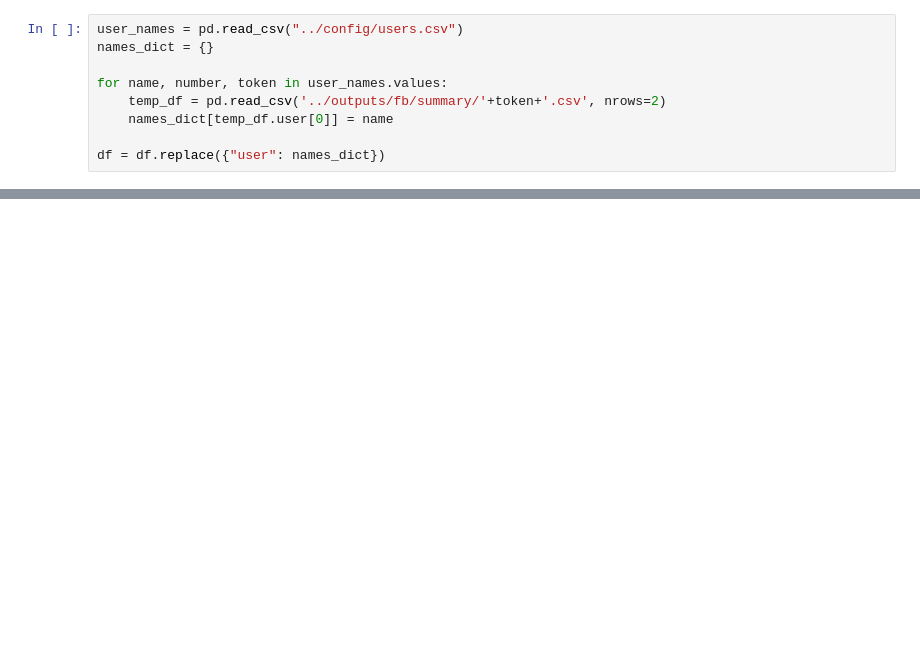
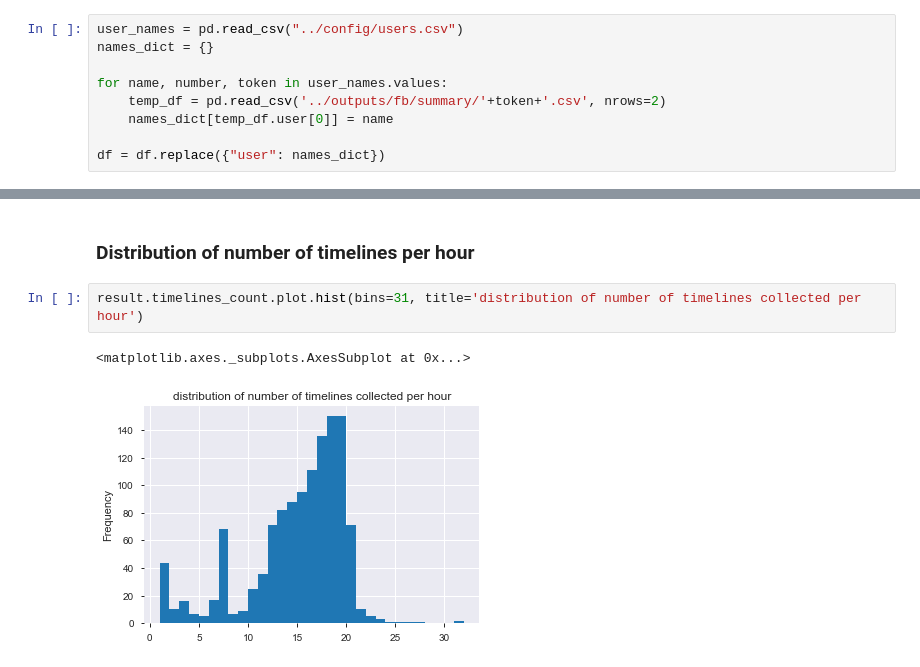
Before and after one commit to tracking-exposed/dashboard, a Jupyter notebook: amsterdam_research/02.data-cleaning.ipynb, the cells around one changed output, grey strips where cells are left out. Saved outputs shown, nothing was run; the diff lists cells and outputs as text; blank space fills up the shorter version.

```diff
--- a/amsterdam_research/02.data-cleaning.ipynb
+++ b/amsterdam_research/02.data-cleaning.ipynb
@@ -312,0 +409,7 @@ result.timelines_count.plot.hist(bins=31)
+# %% [markdown]
+### Distribution of number of timelines per hour
+# %%
+result.timelines_count.plot.hist(bins=31, title='distribution of number of timelines collected per hour')
+# %% [output]
+<matplotlib.axes._subplots.AxesSubplot at 0x...>
+[figure, added]
```
Also changed, not shown: parts of 63 cells of this notebook, 2 other files.
